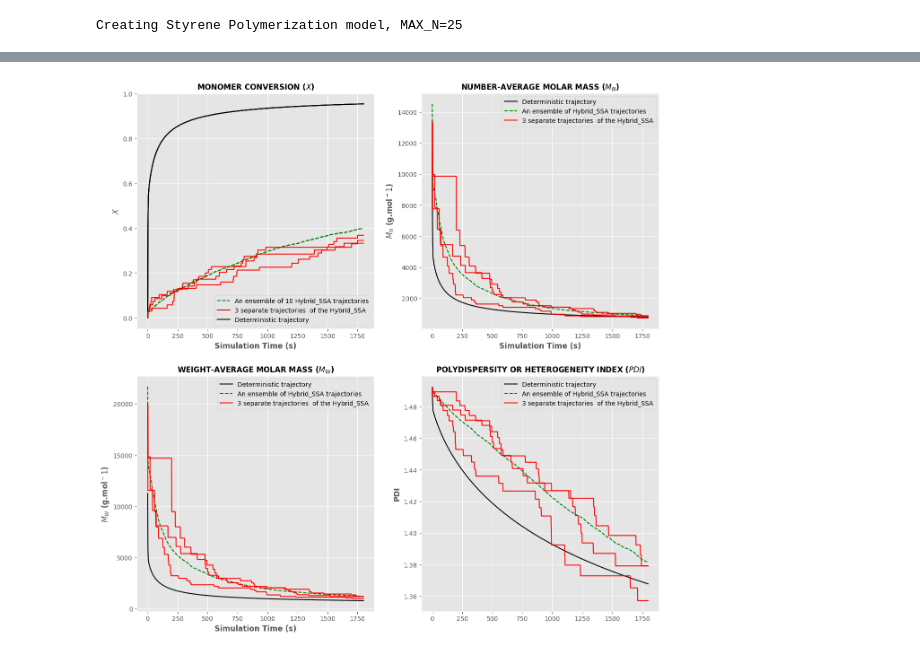
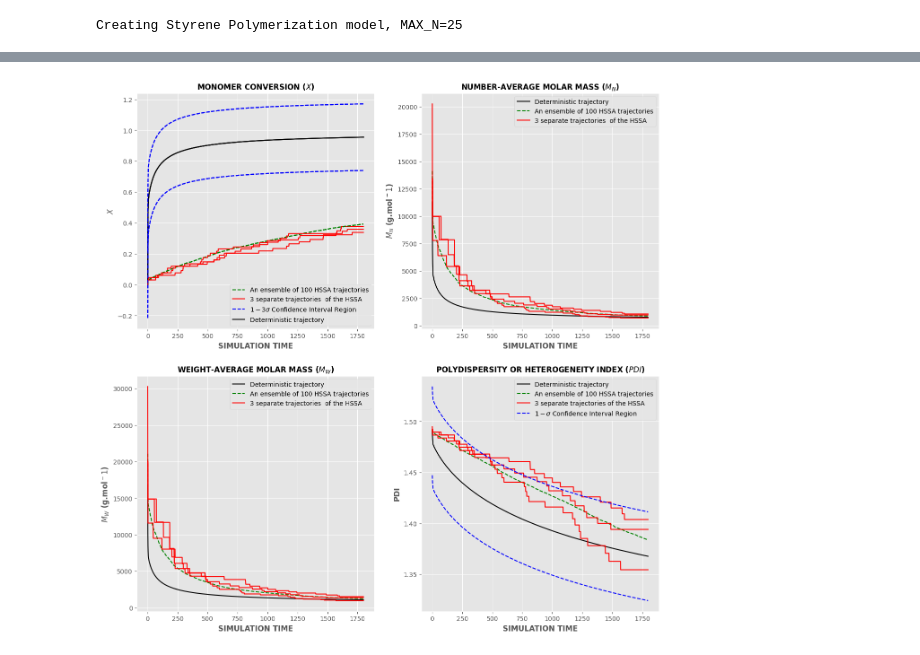
Before and after one commit to teddiclax/Stochastic_Simulation_Of_Styrene_FRP, a Jupyter notebook: Stochastic_Simulation_Of_Styrene_FRP.ipynb, the cells around one changed output, grey strips where cells are left out. Drawn from its saved outputs; the diff is of its cells as text; code cells hidden in the pictures.

```diff
--- a/Stochastic_Simulation_Of_Styrene_FRP.ipynb
+++ b/Stochastic_Simulation_Of_Styrene_FRP.ipynb
@@ -146,9 +146,9 @@ S_RESULT = model.run(solver=TauLeapingCSolver,number_of_trajectories=100)
 #S_RESULT = model.run(solver=SSACSolver,number_of_trajectories=3)
 s_result_2 = model.run(solver=SSACSolver,number_of_trajectories=3)
 #s_result_2 = model.run(solver=TauHybridCSolver,number_of_trajectories=3,tau_tol=0.01)
-s_result_11 = model.run(solver=TauHybridCSolver,number_of_trajectories=1)
-s_result_22 = model.run(solver=TauHybridCSolver,number_of_trajectories=1)
-s_result_33 = model.run(solver=TauHybridCSolver,number_of_trajectories=1)
+s_result_11 = model.run(solver=SSACSolver,number_of_trajectories=1)
+s_result_22 = model.run(solver=SSACSolver,number_of_trajectories=1)
+s_result_33 = model.run(solver=SSACSolver,number_of_trajectories=1)
 solver = gillespy2.ODESolver(model=model)
 d_result = solver.run(integrator='lsoda')
 # %% [output]
@@ -249,3 +253,8 @@ warnings.filterwarnings(action='ignore',category=RuntimeWarning)
+# %%
+# Removing the "nan" in the array.
+pd_D = np.array(pd_D)
+pd_D_no_nan = np.nan_to_num(pd_D, nan=0)
+PDI_std = np.std(pd_D_no_nan)
 # %%
 ### GRAPHICAL PLOT OF RESULTS FOR MONOMER CONVERSION AND MOLECULAR MASS (WEIGHT) DISTRIBUTION OF THE POLYSTYRENE. ###
 ### GRAPHICAL PLOT OF RESULTS ###
@@ -265,16 +274,19 @@ for index_2 in range(0, len(s_result_2)):
   p_stochastic_2=((p_stochastic_2['M'][0]-p_stochastic_2['M'][:])/p_stochastic_2['M'][0])
   p_deterministic=((d_result['M'][0]-d_result['M'][:])/d_result['M'][0])
   plt.plot(d_trajectory['time'],p_deterministic, 'k',label="Deterministic trajectory")
-  plt.plot(s_result[index]['time'],p_stochastic , 'g--',label="An ensemble of 10 Hybrid_SSA trajectories")
-  plt.plot(s_result_2[index_2]['time'],p_stochastic_2 , 'r',label="3 separate trajectories  of the Hybrid_SSA")
-plt.legend(["Deterministic trajectory","An ensemble of Hybrid_SSA trajectories","3 separate trajectories  of the Hybrid_SSA"],loc="lower right")
+  plt.plot(s_result[index]['time'],p_stochastic , 'g--',label="An ensemble of 100 HSSA trajectories")
+  plt.plot(s_result_2[index_2]['time'],p_stochastic_2 , 'r',label="3 separate trajectories  of the HSSA")
+  x_mean=p_deterministic.mean()
+  x_std =p_deterministic.std()
+  plt.plot(d_trajectory['time'],p_deterministic-3*(x_std), 'b--',label="$1-3{\sigma}$ Confidence Interval Region")
+  plt.plot(d_trajectory['time'],p_deterministic+3*(x_std),'b--')
+plt.legend(["Deterministic trajectory","An ensemble of 100 HSSA trajectories","3 separate trajectories  of the HSSA"],loc="lower right")
 plt.title('MONOMER CONVERSION ($X$)',fontsize=fontsize,weight='bold')
-plt.xlabel('Simulation Time (s)',fontsize=fontsize,weight='bold')
+plt.xlabel('SIMULATION TIME',fontsize=fontsize,weight='bold')
 plt.ylabel("$X$",fontsize=fontsize,weight='bold')
 handles, labels = plt.gca().get_legend_handles_labels()
-order = [1,2,3]
-plt.legend([handles[idx] for idx in order],[labels[idx] for idx in order],fontsize=10)
-
+order = [1,2,3,4]
+plt.legend([handles[idx] for idx in order],[labels[idx] for idx in order])
 
 plt.subplot(222)
 MAX_N=25
@@ -286,70 +298,75 @@ Mn_stochastic11=mn_S_11
 Mn_stochastic22=mn_S_22
 Mn_stochastic33=mn_S_33
 plt.plot(d_result['time'],Mn_deterministic, 'k',label="Deterministic trajectory")
-plt.plot(s_result['time'],Mn_stochastic , 'g--',label="An ensemble of 10 Hybrid_SSA trajectories")
-plt.plot(s_result_11['time'],Mn_stochastic11 , 'r',label="3 separate trajectories  of the Hybrid_SSA")
+plt.plot(s_result['time'],Mn_stochastic , 'g--',label="An ensemble of 100 HSSA trajectories")
+plt.plot(s_result_11['time'],Mn_stochastic11 , 'r',label="3 separate trajectories  of the HSSA")
 plt.plot(s_result_22['time'],Mn_stochastic22, 'r')
 plt.plot(s_result_33['time'],Mn_stochastic33, 'r')
-plt.xlabel('Simulation Time (s)',fontsize=fontsize,weight='bold')
+plt.xlabel('SIMULATION TIME',fontsize=fontsize,weight='bold')
 plt.ylabel('$M_{N}$ (g.mol${^-1}$)',fontsize=fontsize,weight='bold')
 plt.title("NUMBER-AVERAGE MOLAR MASS ($M_{N}$)",fontsize=fontsize,weight='bold')
-plt.legend(["Deterministic trajectory","An ensemble of Hybrid_SSA trajectories","3 separate trajectories  of the Hybrid_SSA"],loc="upper right")
-handles, labels = plt.gca().get_legend_handles_labels()
-order = [1,2,3]
-#plt.legend([handles[idx] for idx in order],[labels[idx] for idx in order],fontsize=10)
-
+plt.legend(["Deterministic trajectory","An ensemble of 100 HSSA trajectories","3 separate trajectories  of the HSSA"],loc="upper right")
+# handles, labels = plt.gca().get_legend_handles_labels()
+# order = [1,2,3]
+# plt.legend([handles[idx] for idx in order],[labels[idx] for idx in order])
 
 
 plt.subplot(223)
 MAX_N=25
-Mw_deterministic=mn_D
+Mw_deterministic=mw_D
 for index in range(0, len(s_result)):
   Mw_stochastic=s_result[index]
   Mw_stochastic=mw_S
 Mw_stochastic11=mw_S_11
 Mw_stochastic22=mw_S_22
 Mw_stochastic33=mw_S_33
 plt.plot(d_result['time'],Mw_deterministic, 'k',label="Deterministic trajectory")
-plt.plot(s_result['time'],Mw_stochastic , 'g--',label="An ensemble of 10 Hybrid_SSA trajectories")
-plt.plot(s_result_11['time'],Mw_stochastic11 , 'r',label="3 separate trajectories  of the Hybrid_SSA")
+plt.plot(s_result['time'],Mw_stochastic , 'g--',label="An ensemble of 100 HSSA trajectories")
+plt.plot(s_result_11['time'],Mw_stochastic11 , 'r',label="3 separate trajectories  of the HSSA")
 plt.plot(s_result_22['time'],Mw_stochastic22, 'r')
 plt.plot(s_result_33['time'],Mw_stochastic33, 'r')
-plt.xlabel('Simulation Time (s)',fontsize=fontsize,weight='bold')
+plt.xlabel('SIMULATION TIME',fontsize=fontsize,weight='bold')
 plt.ylabel("$M_{W}$ (g.mol${^-1}$) ",fontsize=fontsize,weight='bold')
 plt.title('WEIGHT-AVERAGE MOLAR MASS ($M_{W}$)',fontsize=fontsize,weight='bold')
-plt.legend(["Deterministic trajectory","An ensemble of Hybrid_SSA trajectories","3 separate trajectories  of the Hybrid_SSA"],loc="upper right")
-handles, labels = plt.gca().get_legend_handles_labels()
-order = [1,2,3]
-#plt.legend([handles[idx] for idx in order],[labels[idx] for idx in order],fontsize=10)
+plt.legend(["Deterministic trajectory","An ensemble of 100 HSSA trajectories","3 separate trajectories  of the HSSA"],loc="upper right")
+# handles, labels = plt.gca().get_legend_handles_labels()
+# order = [1,2,3]
+# plt.legend([handles[idx] for idx in order],[labels[idx] for idx in order],fontsize=10)
 
 
 plt.subplot(224)
 MAX_N=25
 PDI_deterministic=pd_D
 for index in range(0, len(s_result)):
   PDI_stochastic=s_result[index]
   PDI_stochastic=pd_S
-PDI_stochastic11=pd_S_11
-PDI_stochastic22=pd_S_22
-PDI_stochastic33=pd_S_33
-plt.plot(d_result['time'],PDI_deterministic, 'k',label="Deterministic trajectory")
-plt.plot(s_result['time'],PDI_stochastic , 'g--',label="An ensemble of 10 Hybrid_SSA trajectories")
-plt.plot(s_result_11['time'],PDI_stochastic11 , 'r',label="3 separate trajectories  of the Hybrid_SSA")
-plt.plot(s_result_22['time'],PDI_stochastic22, 'r')
-plt.plot(s_result_33['time'],PDI_stochastic33, 'r')
+  PDI_stochastic11=pd_S_11
+  PDI_stochastic22=pd_S_22
+  PDI_stochastic33=pd_S_33
+  plt.plot(d_result['time'],PDI_deterministic, 'k',label="Deterministic trajectory")
+  plt.plot(s_result['time'],PDI_stochastic , 'g--',label="An ensemble of 100 HSSA trajectories")
+  plt.plot(s_result_11['time'],PDI_stochastic11 , 'r',label="3 separate trajectories  of the HSSA")
+  plt.plot(d_trajectory['time'],PDI_deterministic-PDI_std, 'b--',label="$1-{\sigma}$ Confidence Interval Region")
+  plt.plot(s_result_22['time'],PDI_stochastic22, 'r')
+  plt.plot(s_result_33['time'],PDI_stochastic33, 'r')
+plt.plot(d_trajectory['time'],PDI_deterministic+PDI_std,'b--')
+plt.xlabel('SIMULATION TIME',fontsize=fontsize,weight='bold')
 plt.ylabel('PDI',fontsize=fontsize,weight='bold')
 plt.title("POLYDISPERSITY OR HETEROGENEITY INDEX ($PDI$)",fontsize=fontsize,weight='bold')
-plt.legend(["Deterministic trajectory","An ensemble of Hybrid_SSA trajectories","3 separate trajectories  of the Hybrid_SSA"],loc="upper right")
+plt.legend(["Deterministic trajectory","An ensemble of 100 HSSA trajectories","3 separate trajectories of the HSSA","$1-{\sigma}$ Confidence Interval Region"],loc="upper right")
 handles, labels = plt.gca().get_legend_handles_labels()
-order = [1,2,3]
-#plt.legend([handles[idx] for idx in order],[labels[idx] for idx in order],fontsize=10)
-plt.savefig("FRPgraph_2_2.png", dpi=400)
+order = [1,2,3,4]
+# plt.legend([handles[idx] for idx in order],[labels[idx] for idx in order],fontsize=10)
+# handles, labels = plt.gca().get_legend_handles_labels()
+# order = [1,2,3]
+
+plt.savefig("FRP_GRAPH_1_1.png", dpi=400)
 plt.show()
 # Remember to remove plt.show()
 # import tikzplotlib
 # tikzplotlib.save("FRPgraph_3_2.tex")
 # OR
 # tikzplotlib.save("FRPgraph.tex", flavor="context")
 # tikzplotlib.save("FRPgraph.tex")
 # %% [output]
-[figure, old version]
+[figure, new version]
```
Also changed, not shown: parts of 4 cells of this notebook.
